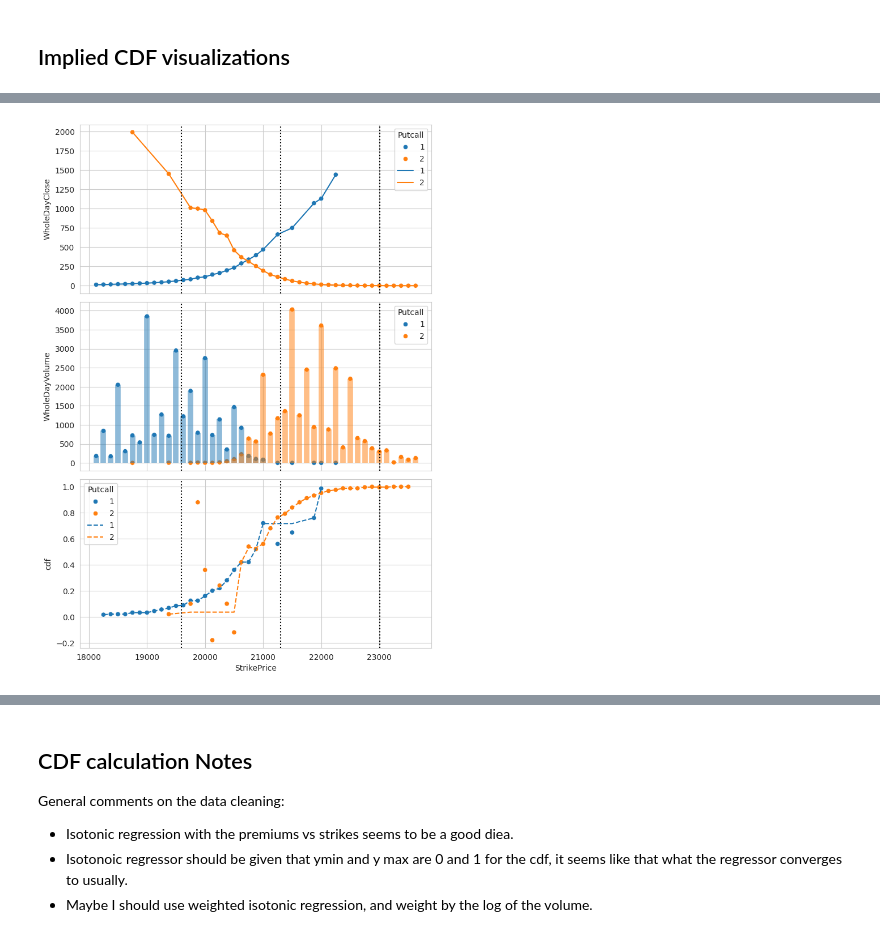
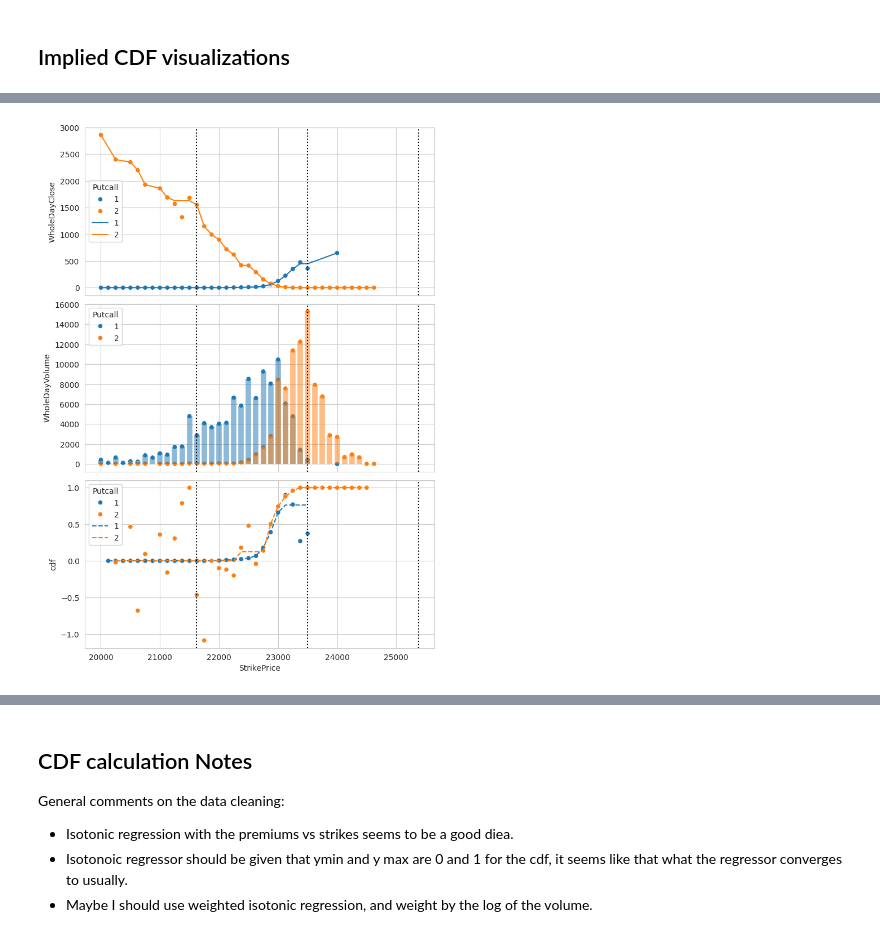
Before and after one commit to FlyingCurryMonster/JPY-equities, a Jupyter notebook: implied-probability-distributions.ipynb, the cells around one changed output, grey strips where cells are left out. Drawn from its saved outputs; the diff is of its cells as text; code cells hidden in the pictures.

```diff
--- a/implied-probability-distributions.ipynb
+++ b/implied-probability-distributions.ipynb
@@ -153,8 +153,9 @@ sns.lineplot(nikkei_etfs, x = 'Date', y = 'Close', hue = 'Code', palette= 'tab10
 [figure]
 # %%
 # Merge the underlying stock data to the options dataframe
+etf_code = 1320
 nikkei_etfs['UnderlyingClose'] = nikkei_etfs.Close
-options = options.reset_index().merge(nikkei_etfs.loc[1320, 'UnderlyingClose'], how = 'left', on = 'Date')
+options = options.reset_index().merge(nikkei_etfs.loc[etf_code, 'UnderlyingClose'], how = 'left', on = 'Date')
 options = options.set_index(['Date', 'Expiry', 'Putcall', 'StrikePrice']).sort_index()
 # %% [markdown]
 * The green security seems to be the odd one out.  By inspection we'll just use security code1 320, Daiwa ETF-Nikkei 225.
@@ -230,7 +235,8 @@ options = options[options.index.droplevel(-1).isin(good_training_examples)].copy
 def isotonicSmoother_pandas(
         df:pd.DataFrame, y_col:str,
         direction_encoder_col=None, direction:bool=None,
-        index_level = -1):
+        index_level = -1,
+        ymin = None, ymax = None):
     '''
 
     '''
@@ -241,7 +247,7 @@ def isotonicSmoother_pandas(
         dir = df[direction_encoder_col].all()  # need to put a safety check here
 
     s = df[y_col].dropna()
-    iso_regressor = IsotonicRegression(increasing = dir)
+    iso_regressor = IsotonicRegression(increasing = dir, y_min = ymin, y_max = ymax)
     y_hat = iso_regressor.fit_transform(X=s.index.get_level_values(index_level), y = s)
     return pd.Series(y_hat, s.index)
 
@@ -250,7 +256,9 @@ def weightedIsotonicSmoother_pandas(
         y_col:str,
         weight_col:str,
         direction_encoder_col=None, direction:bool=None,
-        index_level = -1):
+        index_level = -1,
+        ymin = None, ymax = None,
+        ):
     '''
 
     '''
@@ -263,7 +271,7 @@ def weightedIsotonicSmoother_pandas(
     data = df[[y_col, weight_col]].dropna()
     X, y, weights = data.index.get_level_values(index_level), data[y_col], data[weight_col]
 
-    iso_regressor = IsotonicRegression(increasing = dir)
+    iso_regressor = IsotonicRegression(increasing = dir, y_min =ymin, y_max=ymax)
     iso_regressor.fit(X, y, sample_weight = weights)
     y_hat = iso_regressor.predict(X)
     return pd.Series(y_hat, index=data.index)
@@ -307,7 +315,7 @@ options['cdf']= options['slope'] + (options['Putcall_encoder']==False)
 # options['cdf_sm'] = options['slope_sm']+(options['Putcall_encoder']==False)
 
 options['cdf_iso'] = options.groupby(indices, group_keys=False).apply(
-        isotonicSmoother_pandas, y_col='cdf', direction=True)
+        isotonicSmoother_pandas, y_col='cdf', direction=True, ymin=0, ymax=1)
 # options['cdf_sm_iso'] = options.groupby(indices, group_keys=False).apply(
 #     isotonicSmoother_pandas, y_col='cdf',  direction=True)
 
@@ -316,10 +324,11 @@ options['Close_iso_weighted'] = options.groupby(indices, group_keys=False).apply
     weightedIsotonicSmoother_pandas,
     y_col='WholeDayClose',
     weight_col = weights_column,
-    direction_encoder_col ='Putcall_encoder'
+    direction_encoder_col ='Putcall_encoder',
     )
 options['cdf_iso_weighted'] = options.groupby(indices, group_keys=False).apply(
-        weightedIsotonicSmoother_pandas, y_col='cdf', weight_col=weights_column, direction=True)
+        weightedIsotonicSmoother_pandas, y_col='cdf',
+        weight_col=weights_column, direction=True, ymin=0, ymax=1)
 # options['cdf_clean'] = options['cdf_iso_weighted'].dropna().groupby(indices, group_keys=False).apply(
 #     savgol_pandas, 5, 1
 # )
@@ -354,7 +363,7 @@ plot_args =  {'hue': 'Putcall', 'palette':'tab10'}
 # %%
 # 13 has a good example of going below the limits
 # example 300 seems well behaved
-example = contract_list.index[1000]
+example = contract_list.index[6]
 print(example[:-1])
 df = options.loc[example[:-1]]
 print('Interest rate is: ', 100*df.InterestRate.mean(), 'Spread in the rate is:', df.InterestRate.std())
@@ -393 +402 @@ Interest rate is:  6.0900000000000025 Spread in the rate is: 2.0983886660532688e
-[figure, old version]
+[figure, new version]
```
Also changed, not shown: parts of 21 cells of this notebook.
